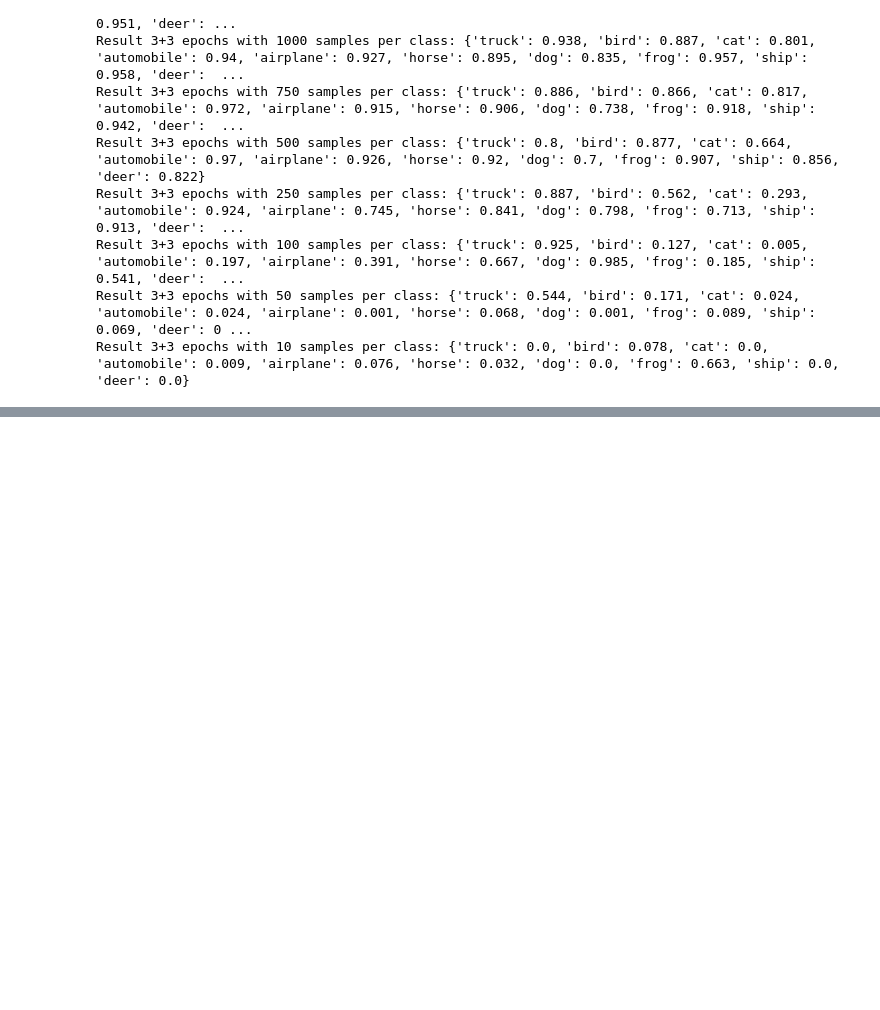
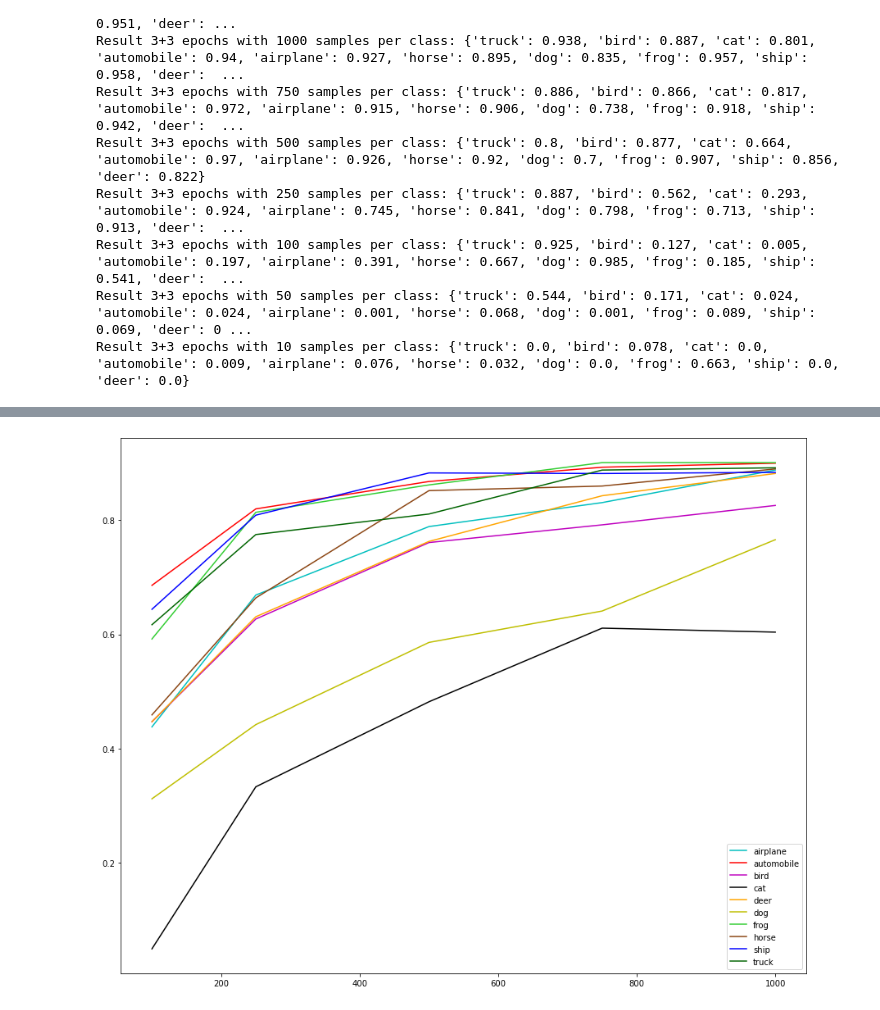
Before and after one commit to ozendelait/naphash, a Jupyter notebook: cifar10_reduced.ipynb, the cells around one changed output, grey strips where cells are left out. Drawn from its saved outputs; the diff is of its cells as text; code cells hidden in the pictures; blank space fills up the shorter version.

```diff
--- a/cifar10_reduced.ipynb
+++ b/cifar10_reduced.ipynb
@@ -54,0 +87,12 @@ plt.plot(test_num, mean_acc, label = "mean_acc")
+# %%
+r0 = json.load(open('res.json','r'))
+# %%
+import matplotlib.pyplot as plt
+cif_col = {'airplane':'c', 'automobile':'r', 'bird':'m', 'cat':'k', 'deer':'orange', 'dog':'y', 'frog':'limegreen', 'horse':'saddlebrown', 'ship':'b', 'truck':'darkgreen'}
+plt.subplots(figsize=(15, 12))
+for k, v in r0['min_acc_t'].items():
+    plt.plot(r0['t1'], v, label = k, color=cif_col[k])
+plt.legend()
+plt.show()
+# %% [output]
+[figure, added]
```
Also changed, not shown: parts of 50 cells of this notebook, 3 other files.
